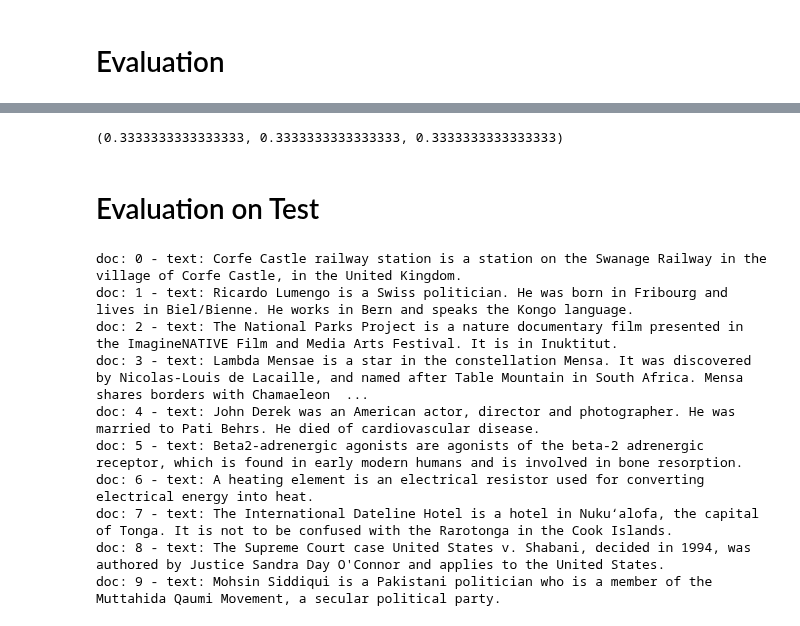
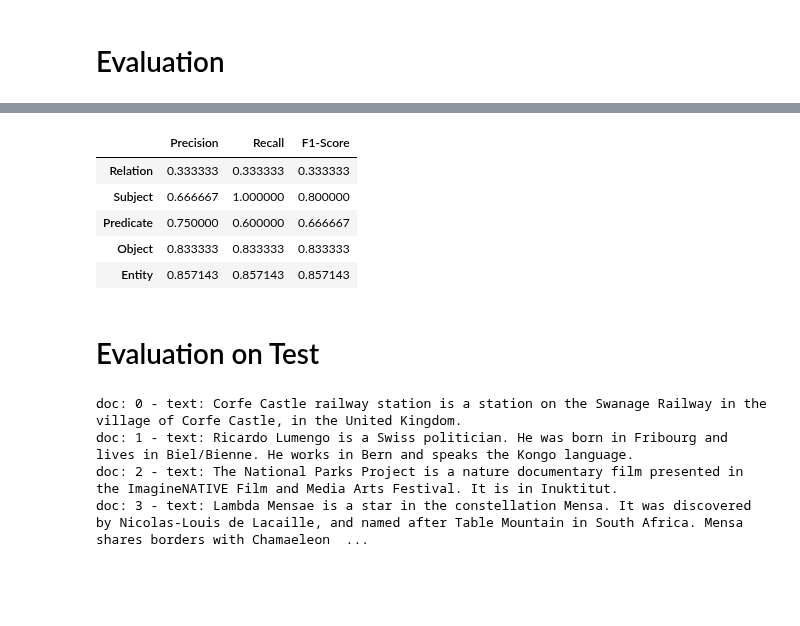
Before and after one commit to maxlautenbach/CIExMAS, a Jupyter notebook: approaches/baseline/agent_system.ipynb, the cells around one changed output, grey strips where cells are left out. Cells and saved outputs as stored; diff of their text form; code cells hidden in the pictures; blank space fills up the shorter version.

```diff
--- a/approaches/baseline/agent_system.ipynb
+++ b/approaches/baseline/agent_system.ipynb
@@ -106,9 +106,41 @@ get_uri_labels(correct_relation_df, entity_set, predicate_set_df)
 | 0 | http://www.wikidata.org/entity/Q9289 | http://www.wikidata.org/entity/P47 | http://www.wikidata.org/entity/Q1... | Mensa_(constellation) | shares border with | Chamaeleon |
 | 1 | http://www.wikidata.org/entity/Q9289 | http://www.wikidata.org/entity/P47 | http://www.wikidata.org/entity/Q1... | Mensa_(constellation) | shares border with | Hydrus |
 # %%
-evaluate(turtle_string, doc_id, relation_df)
+import pandas as pd
+from helper_tools.evaluation import generate_pr_f1_score
+
+(
+    correct_relations, gold_standard_relations, predicted_relations,
+    extracted_subjects, gold_standard_subjects, correct_extracted_subjects,
+    extracted_predicates, gold_standard_predicates, correct_extracted_predicates,
+    extracted_objects, gold_standard_objects, correct_extracted_objects,
+    extracted_entities, gold_standard_entities, correct_extracted_entities
+) = evaluate_doc(turtle_string, doc_id, relation_df)
+
+# Hilfsfunktion zur Umwandlung in dict
+def get_scores(correct, gold, predicted):
+    precision, recall, f1 = generate_pr_f1_score(correct, gold, predicted)
+    return {"Precision": precision, "Recall": recall, "F1-Score": f1}
+
+# Ergebnisse sammeln
+metrics = {
+    "Relation": get_scores(correct_relations, gold_standard_relations, predicted_relations),
+    "Subject": get_scores(correct_extracted_subjects, gold_standard_subjects, extracted_subjects),
+    "Predicate": get_scores(correct_extracted_predicates, gold_standard_predicates, extracted_predicates),
+    "Object": get_scores(correct_extracted_objects, gold_standard_objects, extracted_objects),
+    "Entity": get_scores(correct_extracted_entities, gold_standard_entities, extracted_entities),
+}
+
+# DataFrame erzeugen
+metrics_df = pd.DataFrame.from_dict(metrics, orient="index")
+metrics_df
 # %% [output]
-(0.3333333333333333, 0.3333333333333333, 0.3333333333333333)
+|  | Precision | Recall | F1-Score |
+| Relation | 0.333333 | 0.333333 | 0.333333 |
+| Subject | 0.666667 | 1.000000 | 0.800000 |
+| Predicate | 0.750000 | 0.600000 | 0.666667 |
+| Object | 0.833333 | 0.833333 | 0.833333 |
+| Entity | 0.857143 | 0.857143 | 0.857143 |
 # %% [markdown]
 # Evaluation on Test
 # %%
@@ -116,19 +148,13 @@ evaluation_df = []
 # %%
-for i in range(10):
+for i in range(4):
     target_doc = docs.iloc[i]
     doc_id = target_doc["docid"]
     text = target_doc["text"]
     print(f"doc: {doc_id} - text: {text}")
     response = graph.invoke({"text": text, "messages":[], "debug": False}, config={"callbacks": [langfuse_handler], "recursion_limit": 100})
-    evaluation_df.append([doc_id, *evaluate(re.search(r'<ttl>(.*?)</ttl>', response["messages"][-1], re.DOTALL).group(1), doc_id, relation_df)])
+    evaluation_log.append([*evaluate_doc(re.search(r'<ttl>(.*?)</ttl>', response["messages"][-1], re.DOTALL).group(1), doc_id, relation_df)])
 # %% [output]
 doc: 0 - text: Corfe Castle railway station is a station on the Swanage Railway in the village of Corfe Castle, in the United Kingdom.
 doc: 1 - text: Ricardo Lumengo is a Swiss politician. He was born in Fribourg and lives in Biel/Bienne. He works in Bern and speaks the Kongo language.
 doc: 2 - text: The National Parks Project is a nature documentary film presented in the ImagineNATIVE Film and Media Arts Festival. It is in Inuktitut.
 doc: 3 - text: Lambda Mensae is a star in the constellation Mensa. It was discovered by Nicolas-Louis de Lacaille, and named after Table Mountain in South Africa. Mensa shares borders with Chamaeleon  ...
-doc: 4 - text: John Derek was an American actor, director and photographer. He was married to Pati Behrs. He died of cardiovascular disease.
-doc: 5 - text: Beta2-adrenergic agonists are agonists of the beta-2 adrenergic receptor, which is found in early modern humans and is involved in bone resorption.
-doc: 6 - text: A heating element is an electrical resistor used for converting electrical energy into heat.
-doc: 7 - text: The International Dateline Hotel is a hotel in Nukuʻalofa, the capital of Tonga. It is not to be confused with the Rarotonga in the Cook Islands.
-doc: 8 - text: The Supreme Court case United States v. Shabani, decided in 1994, was authored by Justice Sandra Day O'Connor and applies to the United States.
-doc: 9 - text: Mohsin Siddiqui is a Pakistani politician who is a member of the Muttahida Qaumi Movement, a secular political party.
```
Also changed, not shown: parts of 7 cells of this notebook, 1 other file.
